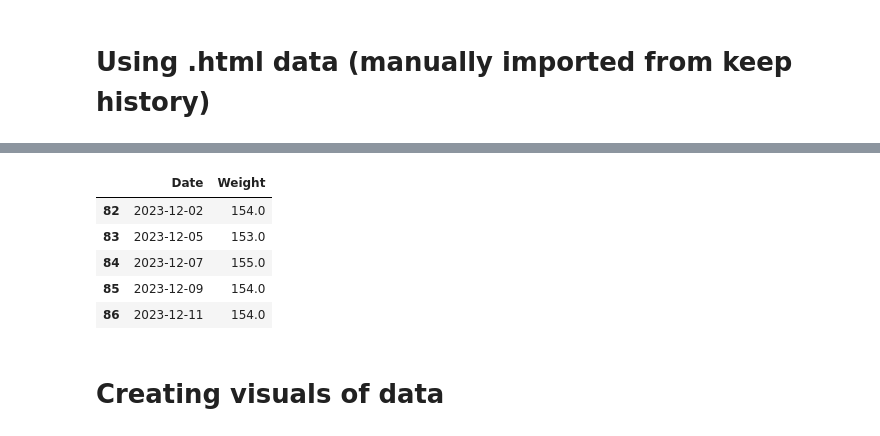
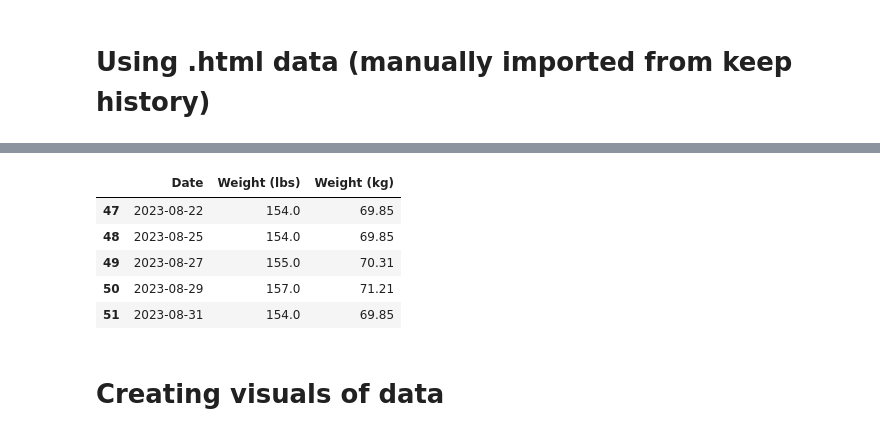
Before and after one commit to DavidCalalang/Weight-Tracking-Project, a Jupyter notebook: main.ipynb, the cells around one changed output, grey strips where cells are left out. Cells and saved outputs as stored; diff of their text form; code cells hidden in the pictures.

```diff
--- a/main.ipynb
+++ b/main.ipynb
@@ -55,12 +55,3 @@ sem_1.head()
 | 49 | 2023-08-27 | 155.0 |
 | 50 | 2023-08-29 | 157.0 |
 | 51 | 2023-08-31 | 154.0 |
-# %%
-sem_1.tail()
-# %% [output]
-|  | Date | Weight |
-| 82 | 2023-12-02 | 154.0 |
-| 83 | 2023-12-05 | 153.0 |
-| 84 | 2023-12-07 | 155.0 |
-| 85 | 2023-12-09 | 154.0 |
-| 86 | 2023-12-11 | 154.0 |
@@ -67,2 +61,11 @@ sem_1.tail()
+# %%
+sem_1.head()
+# %% [output]
+|  | Date | Weight (lbs) | Weight (kg) |
+| 47 | 2023-08-22 | 154.0 | 69.85 |
+| 48 | 2023-08-25 | 154.0 | 69.85 |
+| 49 | 2023-08-27 | 155.0 | 70.31 |
+| 50 | 2023-08-29 | 157.0 | 71.21 |
+| 51 | 2023-08-31 | 154.0 | 69.85 |
 # %% [markdown]
 # Creating visuals of data
```
Also changed, not shown: parts of 6 cells of this notebook.
